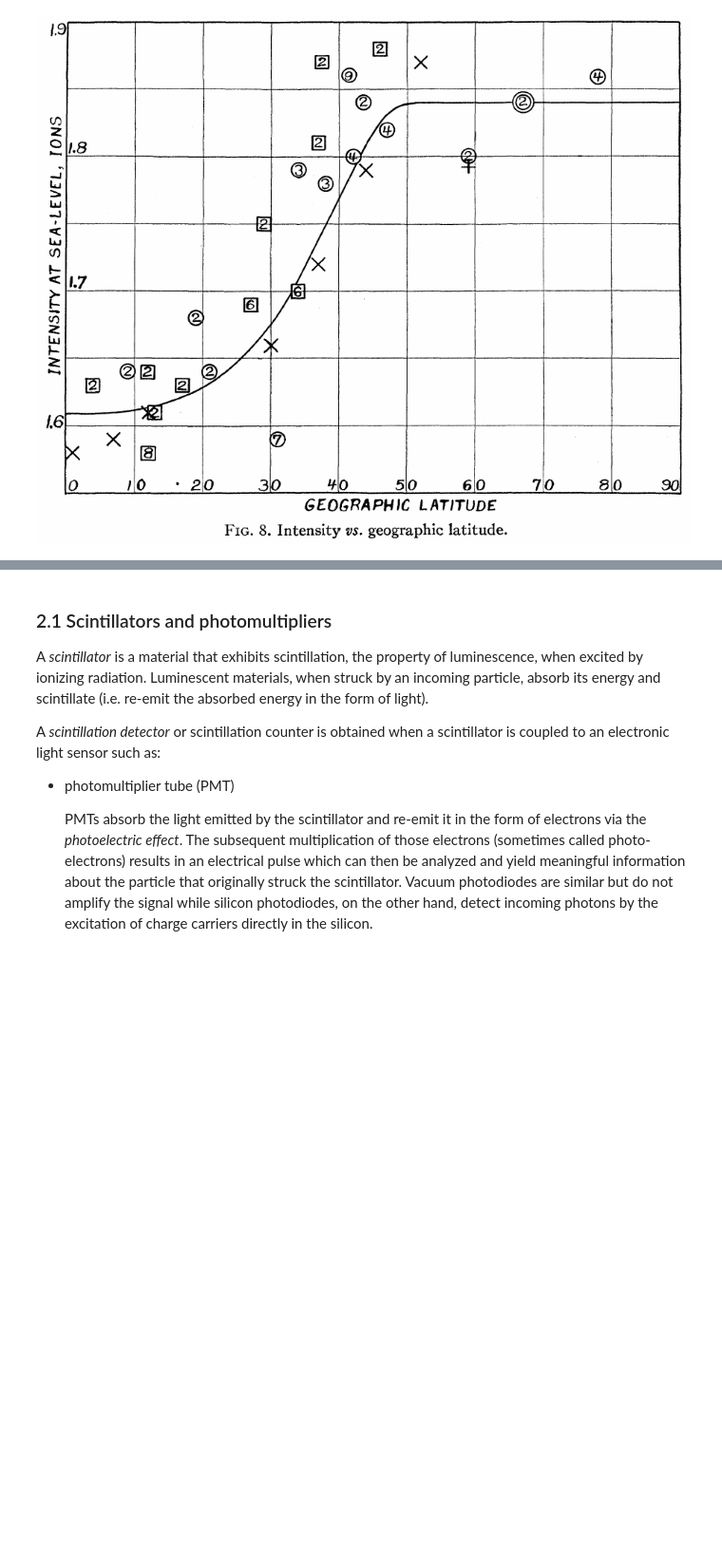
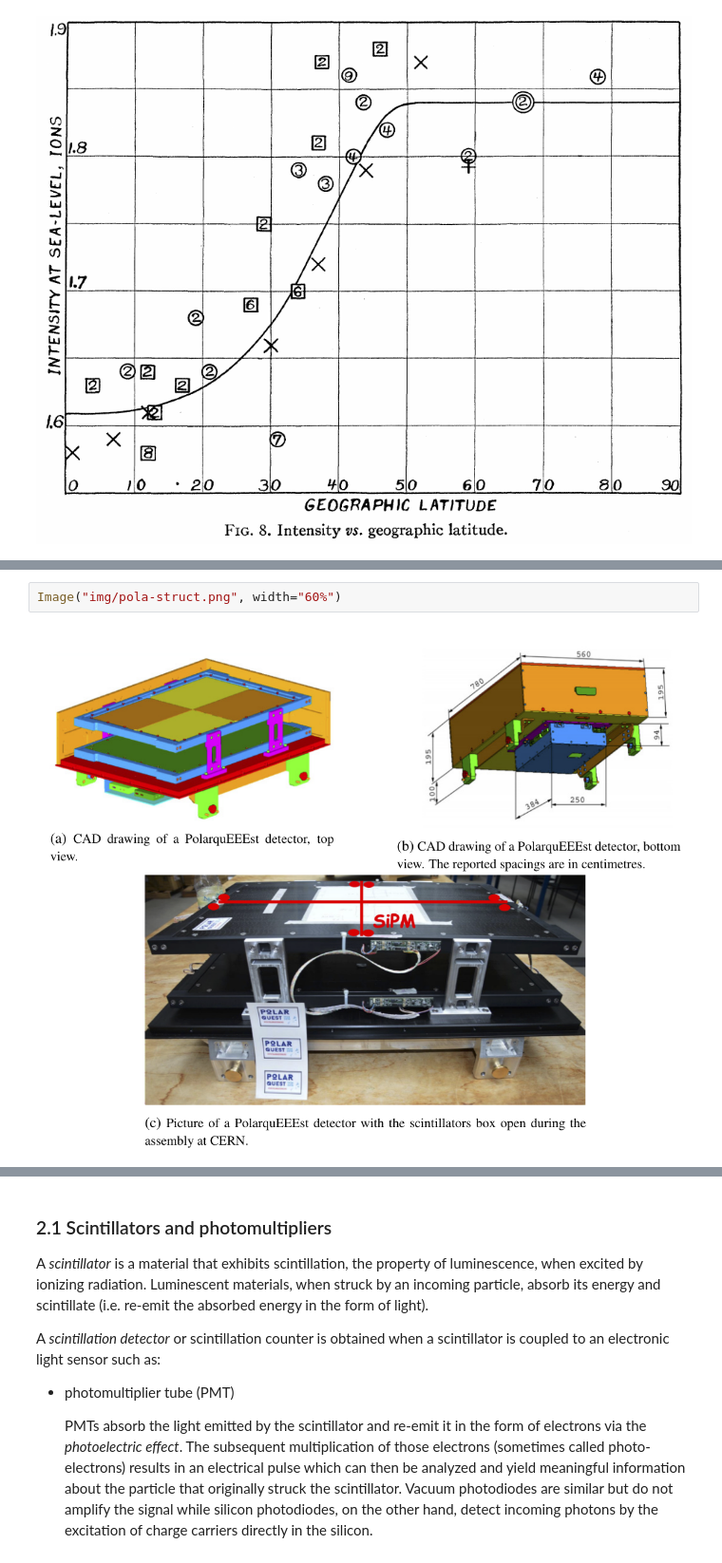
Before and after one commit to vindex10/rbpp-projects, a Jupyter notebook: project2/project2-plots.ipynb, the cells around one changed output, grey strips where cells are left out. Shown at 95% size. Cells and saved outputs as stored; diff of their text form; blank space fills up the shorter version.

Commit message:
fix another image.rerun

```diff
--- a/project2/project2-plots.ipynb
+++ b/project2/project2-plots.ipynb
@@ -111,0 +104,4 @@ The data acquisition and storage to file (DAQ) are performed by a Python script
+# %%
+Image("img/pola-struct.png", width="60%")
+# %% [output]
+[figure, added]
```
Also changed, not shown: parts of 3 cells of this notebook.
